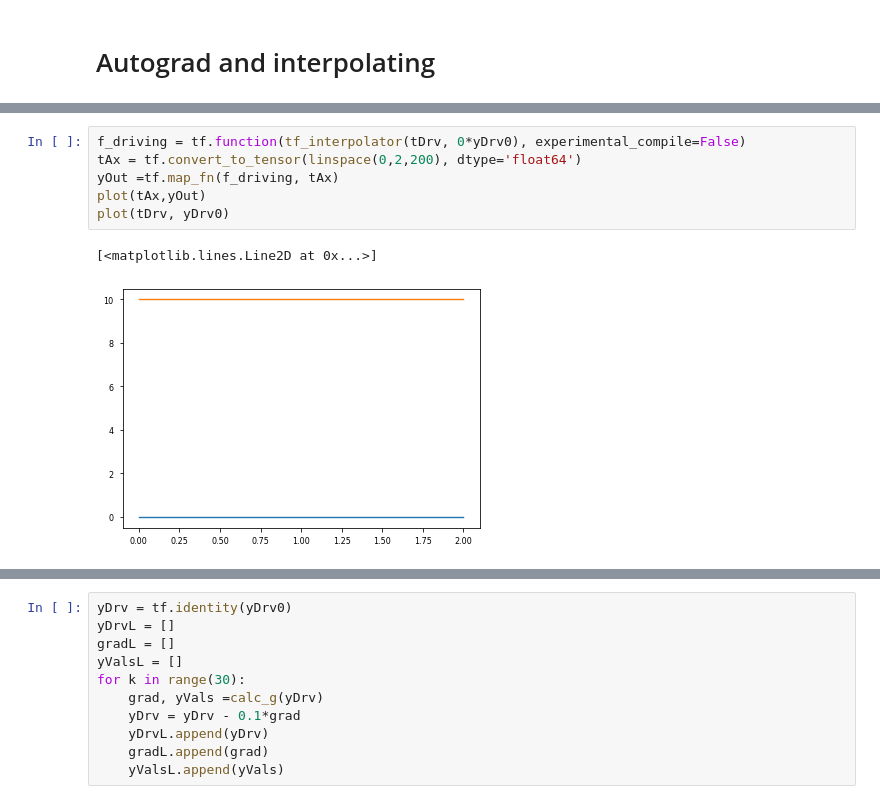
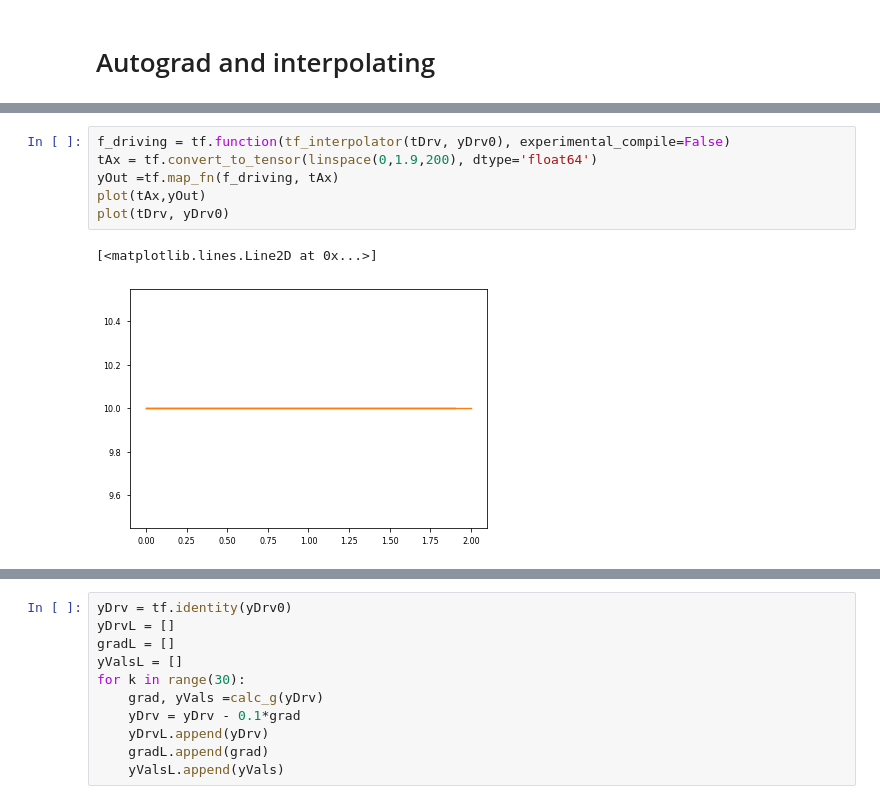
Before and after one commit to morgatron/spylind, a Jupyter notebook: spylind/working/autograd_test.ipynb, the cells around one changed output, grey strips where cells are left out. Cells and saved outputs as stored; diff of their text form.

```diff
--- a/spylind/working/autograd_test.ipynb
+++ b/spylind/working/autograd_test.ipynb
@@ -726,12 +726,12 @@ The autoreload extension is already loaded. To reload it, use:
 Munch({'tSym': t, 'dimSyms': [z], 'prop_state_syms': [x, y, v_x, v_y], 'stationary_state_syms': [], 'driving_syms': [], 'state_dep_syms': [D]})
 state dependent functions should have signature [t, z, x, y, v_x, v_y]
 # %%
-f_driving = tf.function(tf_interpolator(tDrv, 0*yDrv0), experimental_compile=False)
-tAx = tf.convert_to_tensor(linspace(0,2,200), dtype='float64')
+f_driving = tf.function(tf_interpolator(tDrv, yDrv0), experimental_compile=False)
+tAx = tf.convert_to_tensor(linspace(0,1.9,200), dtype='float64')
 yOut =tf.map_fn(f_driving, tAx)
 plot(tAx,yOut)
 plot(tDrv, yDrv0)
 # %% [output]
 [<matplotlib.lines.Line2D at 0x...>]
-[figure, old version]
+[figure, new version]
 # %%
```
Also changed, not shown: parts of 10 cells of this notebook.
